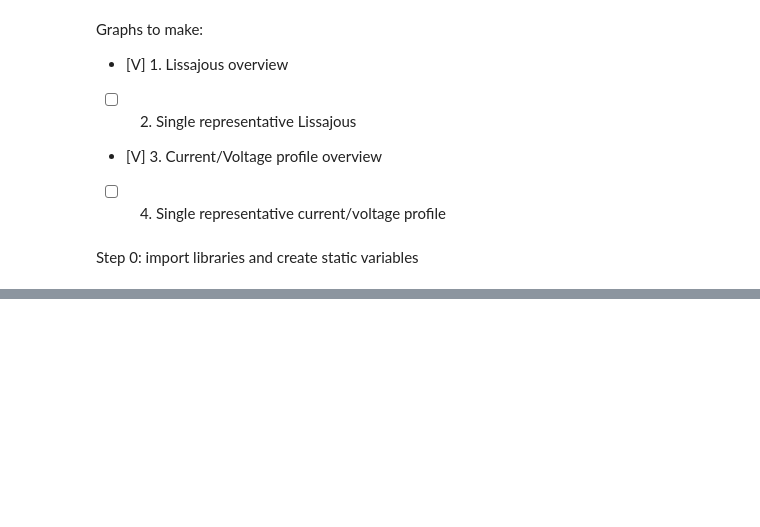
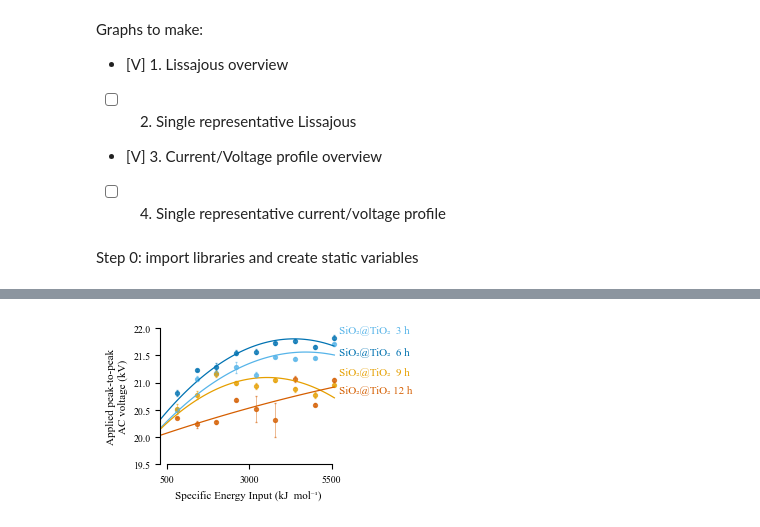
Before and after one commit to sbossier/ladca_desine_coating_paper, a Jupyter notebook: electrical_data_visualisation.ipynb, the cells around one changed output, grey strips where cells are left out. Cells and saved outputs as stored; diff of their text form; code cells hidden in the pictures; blank space fills up the shorter version.

```diff
--- a/electrical_data_visualisation.ipynb
+++ b/electrical_data_visualisation.ipynb
@@ -20,7 +20,6 @@ alpha = 0.75
 
 # Define the color for each material
 packing_colors = {
-    'SiO₂ Type S': (0/255, 0/255, 0/255),
     'SiO₂@TiO₂  3 h': (86/255, 180/255, 233/255),
     'SiO₂@TiO₂  6 h': (0/255, 114/255, 178/255),
     'SiO₂@TiO₂  9 h': (230/255, 159/255, 0/255),
@@ -29,14 +28,11 @@ packing_colors = {
 
 # determine order of materials for plotting
 packing_order = [
-    'SiO₂ Type S',
     'SiO₂@TiO₂  3 h',
     'SiO₂@TiO₂  6 h',
     'SiO₂@TiO₂  9 h',
     'SiO₂@TiO₂ 12 h',
 ]
-
-t_quantile = stats.t.ppf(1 - 0.05/2, 7)
 # %%
 # Use Times New Roman font
 plt.rcParams['font.family'] = 'serif'
@@ -48,4 +44,7 @@ plt.rcParams['mathtext.bf'] = 'Times New Roman:bold'
 
 # Set font size
 plt.rcParams['font.size'] = 7
+# %%
+# set the folder and file name
+folder_path = r'N:\FWET\FDCH\AdsCatal\General\personal_work_folders\plasmacatdesign\co2-splitting\uhasselt'
 # %% [markdown]
@@ -53,8 +52,5 @@ Step 1: import & prepare data
-# %%
-# set the folder and file name
-folder_path = r'N:\FWET\FDCH\AdsCatal\General\personal_work_folders\plasmacatdesign\drm\ugent'
 # %%
-file_name = 'ugent_drm_electrical_data_combined.csv'
+file_name = 'uhasselt_co2_spl_electrical_data_combined.csv'
 file_path = os.path.join(folder_path, file_name)
 
 # read the Excel file
@@ -61,0 +119,72 @@ df = pd.read_csv(file_path)
+# %%
+# Create a scatter plot with a linreg line for each material_name
+g = sns.lmplot(
+    x="sei_ideal_kjmol",
+    y="U_pp_kV",
+    data=df_mean,
+    hue="material_name",
+    hue_order=packing_order,
+    palette=packing_colors,
+    height=5/2.54,
+    aspect=1.66,
+    order=2,
+    ci=None,
+    legend=False,
+    scatter_kws={"s": 8, "alpha": alpha},
+    line_kws={"lw": 0.9}
+)
+
+g.set_xlabels("Specific Energy Input (kJ  mol⁻¹)", fontsize=8)
+g.set_ylabels("Applied peak-to-peak\nAC voltage (kV)", fontsize=8)
+
+ax = g.axes.flatten()[0]
+
+for packing in df_mean['material_name'].unique():
+    subset = df_mean[df_mean['material_name'] == packing]
+    ax.errorbar(
+        x=subset['sei_ideal_kjmol'],
+        y=subset['U_pp_kV'],
+        yerr=subset['U_pp_kV_err'],
+        fmt='none',
+        ecolor=packing_colors[packing],
+        elinewidth=0.5,
+        capsize=1,
+        capthick=0.95,
+        alpha=0.6
+    )
+
+# Define the label points manually
+label_points = {
+    'SiO₂@TiO₂  3 h': (5600, 21.9),
+    'SiO₂@TiO₂  6 h': (5600, 21.5),
+    'SiO₂@TiO₂  9 h': (5600, 21.14),
+    'SiO₂@TiO₂ 12 h':  (5600, 20.8)
+}
+
+# Loop through each item in label_points
+# and add a text label with an offset
+for material, (x, y) in label_points.items():
+    ax.annotate(
+        text=material,
+        xy=(x, y),
+        xytext=(3,0),
+        textcoords='offset points',
+        fontsize=8,
+        color=packing_colors[material]
+    )
+
+ax.set_xlim(300, 5650)
+ax.spines['bottom'].set_bounds(500, 5500)
+ax.set_xticks(ticks=[500, 3000, 5500])
+
+ax.set_ylim(19.5, 22)
+ax.spines['left'].set_bounds(19.5, 22)
+
+plt.tight_layout()
+plt.savefig(
+    r"C:\Users\sbossier\Dropbox\Apps\Overleaf\ladca_desine_paper_coating\figs\sander_U_pp_vs_sei.pdf",
+    bbox_inches='tight'
+)
+plt.show()
+# %% [output]
+[figure, added]
```
Also changed, not shown: parts of 24 cells of this notebook, 1 other file.
